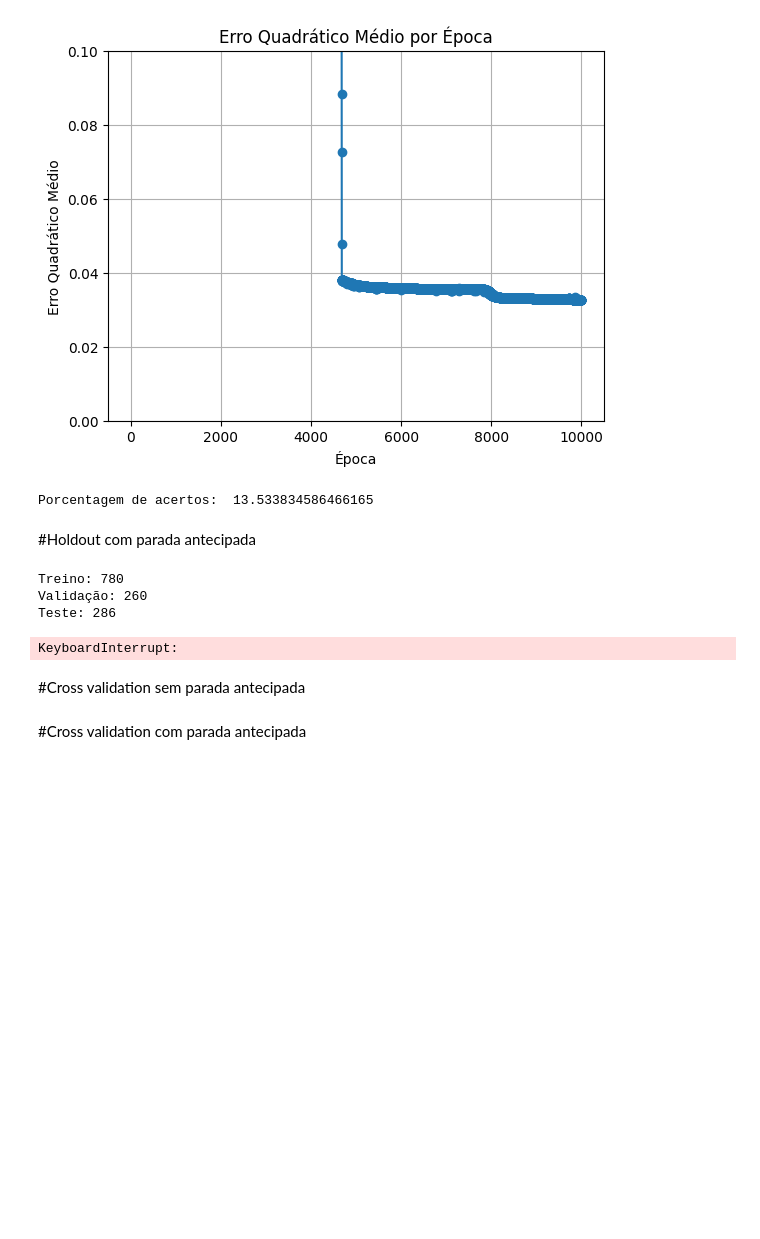
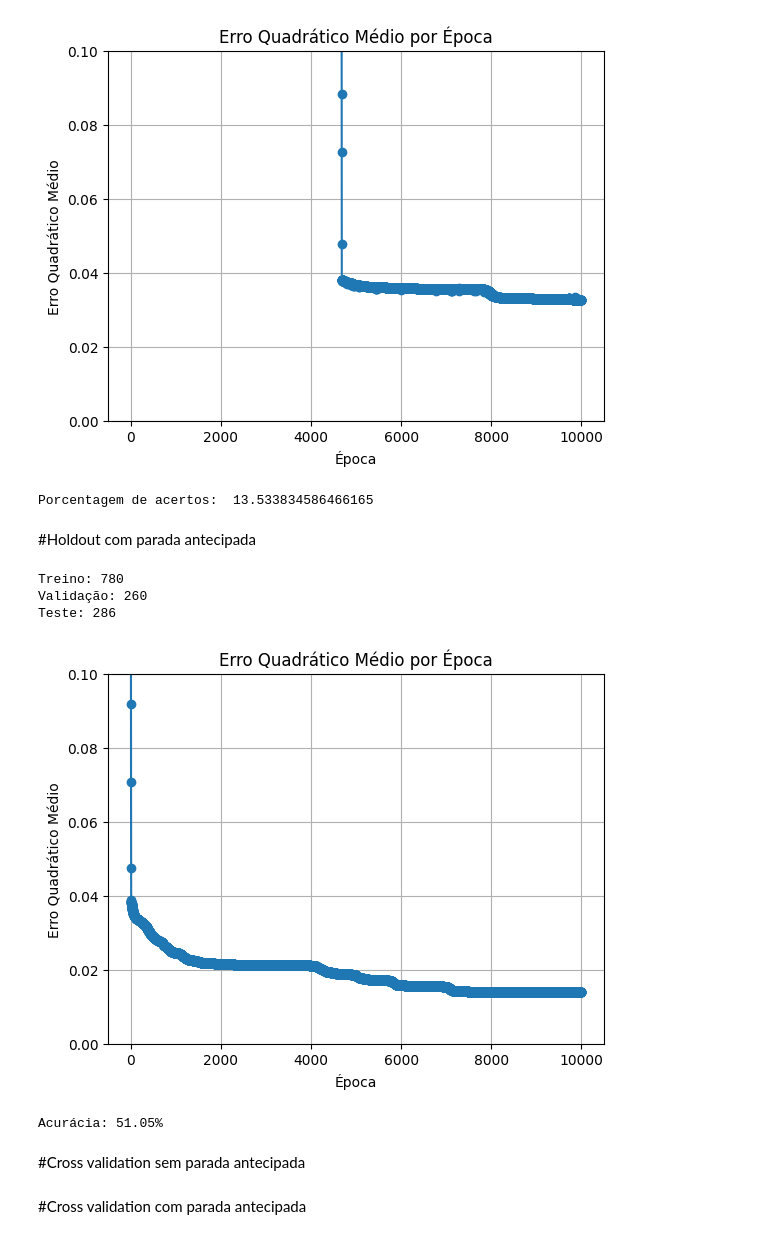
Before and after one commit to FabianaAndrade/projeto_IA, a Jupyter notebook: main.ipynb, the cells around one changed output. Saved outputs shown, nothing was run; the diff lists cells and outputs as text; code cells hidden in the pictures; blank space fills up the shorter version.

```diff
--- a/main.ipynb
+++ b/main.ipynb
@@ -210,6 +234,7 @@ def treinamento(mlp, X, y, X_val, y_val, epocas, epocas_sem_melhoria):
     count_epocas_sem_melhorias = 0
 
     for epoca in range(epocas):
+        #print('aq')
         saida = mlp.feedforward(X)
         mlp.backpropagation(X, y, saida)
         erro_treino = np.mean((y - saida) ** 2)
@@ -240,14 +265,8 @@ def treinamento(mlp, X, y, X_val, y_val, epocas, epocas_sem_melhoria):
     mlp.pesos_saindo_camada_de_entrada_para_escondida, mlp.pesos_saindo_camada_escondida_para_saida, \
     mlp.bias_camada_escondida, mlp.bias_camada_saida = melhor_pesos
 
-    plt.plot(range(1, len(erros_treino) + 1), erros_treino, label='Treinamento')
-    plt.plot(range(1, len(erros_val) + 1), erros_val, label='Validação')
-    plt.xlabel('Época')
-    plt.ylabel('Erro Quadrático Médio')
-    plt.title('Erro Quadrático Médio por Época')
-    plt.legend()
-    plt.grid(True)
-    plt.show()
+    plot_erro_por_epoca(erros_treino, epoca + 1)
+
 
     return erros_treino, erros_val
 
@@ -259,8 +278,10 @@ def acuracia(y_true, y_pred):
     return np.mean(y_true == y_pred)
 
 def distribui_valores(x, y, perc_treino, perc_validacao):
-    """Divide os dados em treino, validação e teste
-        com a mesma distribuição de letras"""
+    """
+     Divide os dados em treino, validação e teste
+        com a mesma distribuição de letras
+    """
     lista_treino = []
     lista_label_treino = []
     lista_validacao = []
@@ -270,50 +291,59 @@ def distribui_valores(x, y, perc_treino, perc_validacao):
 
     for i in range(26):
         indices = [index for index, value in enumerate(y) if value[i] == 1]
-        np.random.shuffle(indices) # embaralha os indices
+        np.random.shuffle(indices)
         tamanho = len(indices)
-        treino = indices[:int(tamanho * perc_treino)] # indices de treino
-        validacao = indices[int(tamanho * perc_treino):int(tamanho * (perc_treino + perc_validacao))] # indices de validação
-        teste = indices[int(tamanho * (perc_treino + perc_validacao)):] #indices de teste
+        treino = indices[:int(tamanho * perc_treino)]
+        validacao = indices[int(tamanho * perc_treino):int(tamanho * (perc_treino + perc_validacao))]
+        teste = indices[int(tamanho * (perc_treino + perc_validacao)):]
 
-        lista_treino.extend([x[i] for i in treino])
-        lista_label_treino.extend([y[i] for i in treino])
-        lista_validacao.extend([x[i] for i in validacao])
-        lista_label_validacao.extend([y[i] for i in validacao]) # pega os labels de validação
-        lista_teste.extend([x[i] for i in teste])
-        lista_label_teste.extend([y[i] for i in teste])
+        lista_treino.extend([x[idx] for idx in treino])
+        lista_label_treino.extend([y[idx] for idx in treino])
+        lista_validacao.extend([x[idx] for idx in validacao])
+        lista_label_validacao.extend([y[idx] for idx in validacao])
+        lista_teste.extend([x[idx] for idx in teste])
+        lista_label_teste.extend([y[idx] for idx in teste])
 
     return np.array(lista_treino), np.array(lista_label_treino), np.array(lista_validacao), np.array(lista_label_validacao), np.array(lista_teste), np.array(lista_label_teste)
 
 def holdout_parada_antecipada(X, y, tamanho_entrada, num_classes):
-    #houldout com parada antecipada
+    '''
+        houldout com parada antecipada
+    '''
     perc_treino = 0.6
     perc_validacao = 0.2
 
-    x_treino, y_treino, x_validacao, y_validacao, x_teste, y_teste = distribui_valores(X, y, perc_treino, perc_validacao)
+    arrays_combinados = np.hstack((X, y))
+    np.random.shuffle(arrays_combinados)
+
+    x_randomizado = arrays_combinados[:, :X.shape[1]]
+    y_randomizado = arrays_combinados[:, X.shape[1]:]
+
+    x_treino, y_treino, x_validacao, y_validacao, x_teste, y_teste = distribui_valores(x_randomizado, y_randomizado, perc_treino, perc_validacao)
 
     print(f"Treino: {len(x_treino)}")
     print(f"Validação: {len(x_validacao)}")
     print(f"Teste: {len(x_teste)}")
 
     epocas_sem_melhoria = 1000
 
     mlp = MLP(tamanho_entrada, tamanho_camada_escondida, num_classes, learning_rate)
     erros_treino, erros_val = treinamento(mlp, x_treino, y_treino, x_validacao, y_validacao, epocas, epocas_sem_melhoria)
 
     y_pred = predicto(mlp, x_teste)
     y_test_labels = np.argmax(y_teste, axis=1)
 
     acc = acuracia(y_test_labels, y_pred)
     print(f"Acurácia: {acc * 100:.2f}%")
 
 leitura_dados = LeituraDados()
 holdout_parada_antecipada(leitura_dados.x, leitura_dados.y, tamanho_camada_entrada, tamanho_camada_saida)
 # %% [output]
 Treino: 780
 Validação: 260
 Teste: 286
+[figure, added]
-KeyboardInterrupt:
+Acurácia: 51.05%
 # %% [markdown]
 #Cross validation sem parada antecipada
 # %% [markdown]
```
Also changed, not shown: parts of 1 cell of this notebook.
